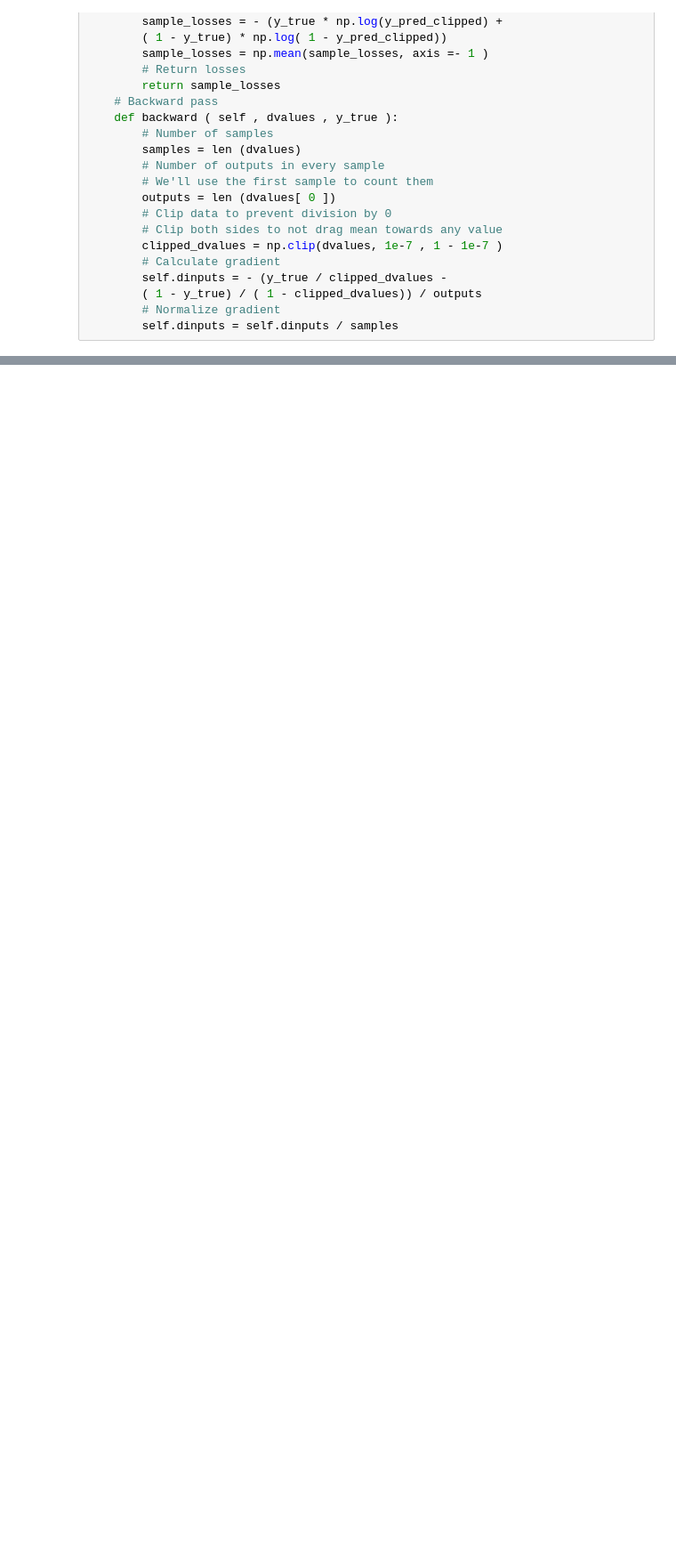
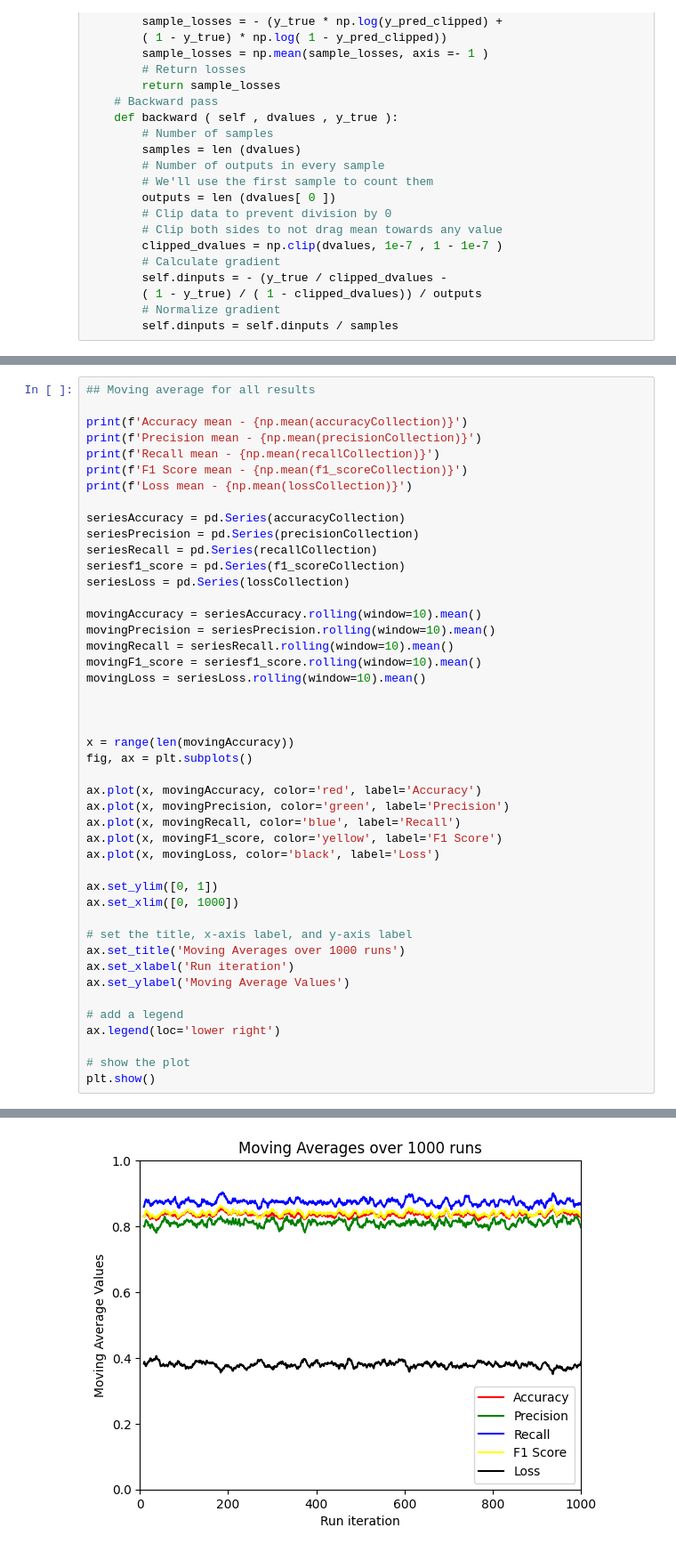
Before and after one commit to McLeansAlterEgo/PneumoniaImagesANN, a Jupyter notebook: PneumoniaImagesANNScratch.ipynb, the cells around one changed output, grey strips where cells are left out. Shown: that part at 89% size. Drawn from its saved outputs; the diff is of its cells as text; blank space fills up the shorter version.

Commit message:
Update to architecture, general cleanup, data visualization

```diff
--- a/PneumoniaImagesANNScratch.ipynb
+++ b/PneumoniaImagesANNScratch.ipynb
@@ -781,0 +575,46 @@ F1_score 0.875
+# %%
+## Moving average for all results
+
+print(f'Accuracy mean - {np.mean(accuracyCollection)}')
+print(f'Precision mean - {np.mean(precisionCollection)}')
+print(f'Recall mean - {np.mean(recallCollection)}')
+print(f'F1 Score mean - {np.mean(f1_scoreCollection)}')
+print(f'Loss mean - {np.mean(lossCollection)}')
+
+seriesAccuracy = pd.Series(accuracyCollection)
+seriesPrecision = pd.Series(precisionCollection)
+seriesRecall = pd.Series(recallCollection)
+seriesf1_score = pd.Series(f1_scoreCollection)
+seriesLoss = pd.Series(lossCollection)
+
+movingAccuracy = seriesAccuracy.rolling(window=10).mean()
+movingPrecision = seriesPrecision.rolling(window=10).mean()
+movingRecall = seriesRecall.rolling(window=10).mean()
+movingF1_score = seriesf1_score.rolling(window=10).mean()
+movingLoss = seriesLoss.rolling(window=10).mean()
+
+
+
+x = range(len(movingAccuracy))
+fig, ax = plt.subplots()
+
+ax.plot(x, movingAccuracy, color='red', label='Accuracy')
+ax.plot(x, movingPrecision, color='green', label='Precision')
+ax.plot(x, movingRecall, color='blue', label='Recall')
+ax.plot(x, movingF1_score, color='yellow', label='F1 Score')
+ax.plot(x, movingLoss, color='black', label='Loss')
+
+ax.set_ylim([0, 1])
+ax.set_xlim([0, 1000])
+
+# set the title, x-axis label, and y-axis label
+ax.set_title('Moving Averages over 1000 runs')
+ax.set_xlabel('Run iteration')
+ax.set_ylabel('Moving Average Values')
+
+# add a legend
+ax.legend(loc='lower right')
+
+# show the plot
+plt.show()
+# %% [output]
@@ -781,0 +626 @@ F1_score 0.875
+[figure, added]
```
Also changed, not shown: parts of 22 cells of this notebook, 1 other file.
